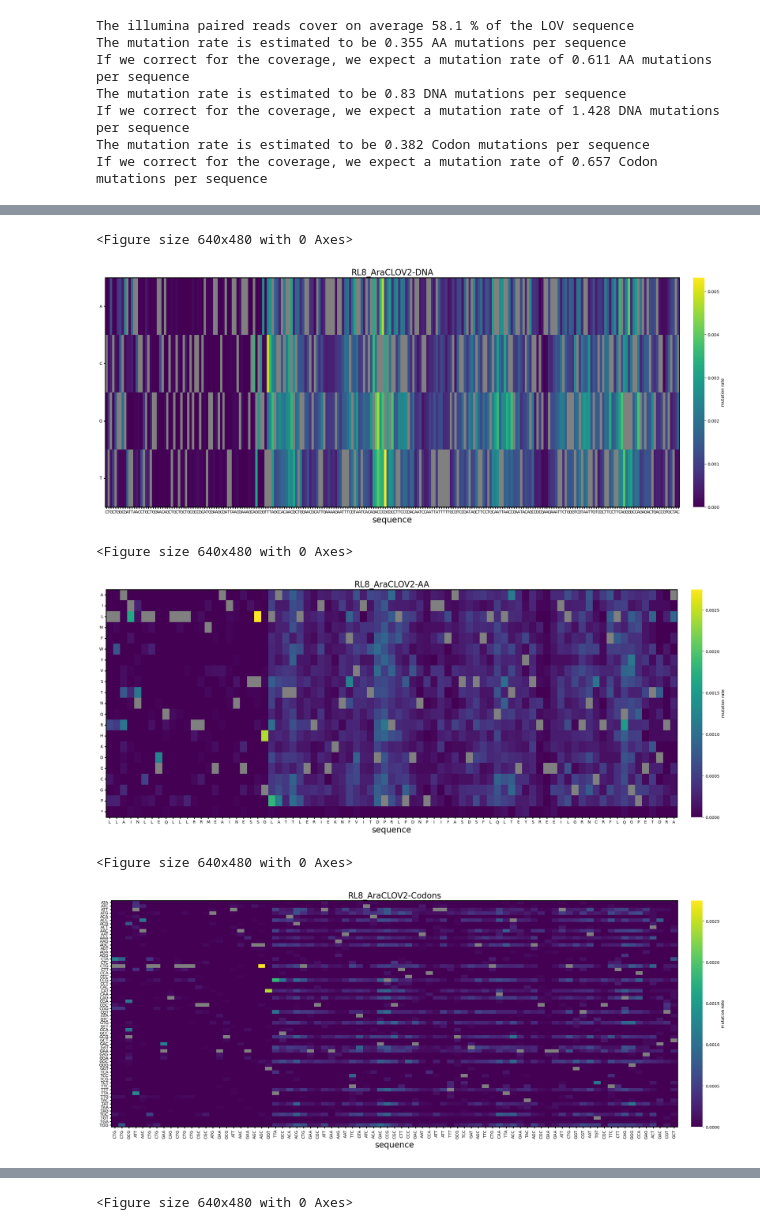
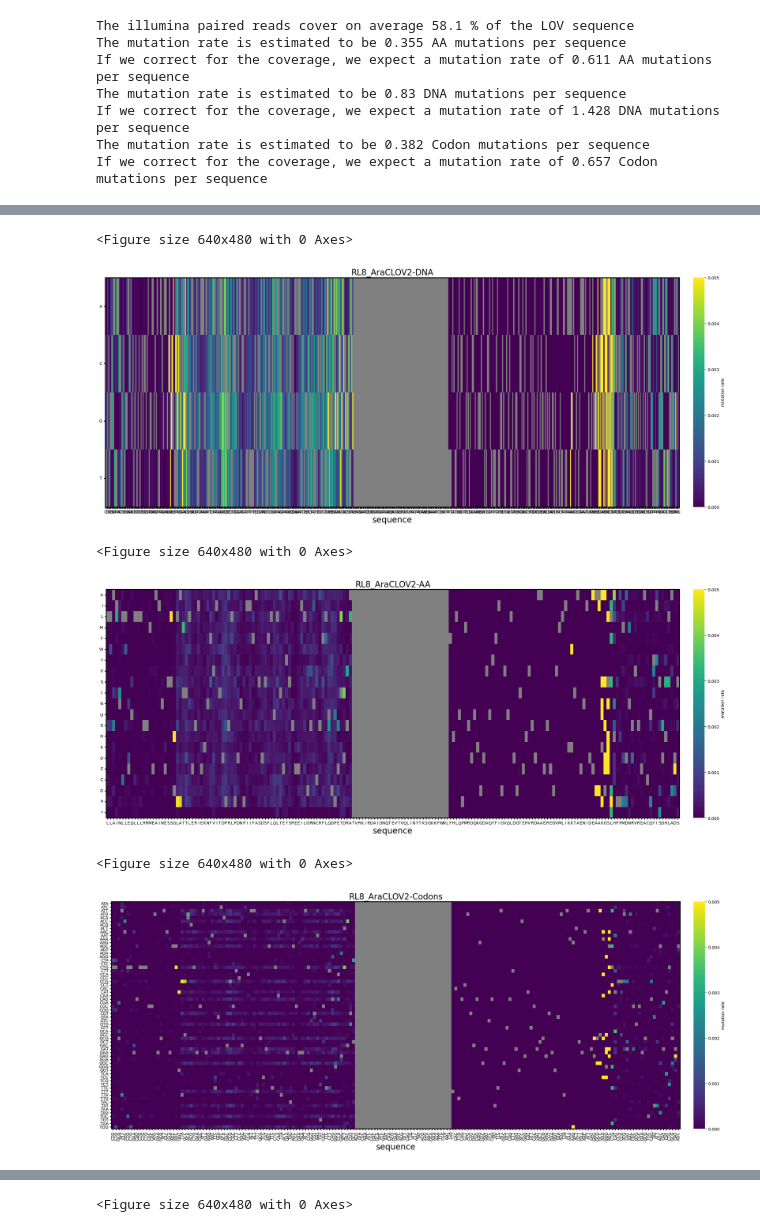
Before and after one commit to AliceHovsepyan/pogo_pance_draft, a Jupyter notebook: DMS_analysis.ipynb, the cells around one changed output, grey strips where cells are left out. Drawn from its saved outputs; the diff is of its cells as text; code cells hidden in the pictures.

```diff
--- a/DMS_analysis.ipynb
+++ b/DMS_analysis.ipynb
@@ -104,6 +124,6 @@ amplicon_DNA_seq = "CTGCTGGCGATTAACCTGCTGGAACAGCTGCTGCTGCGCCGCATGGAAGCGATTAACGAA
 amplicon_AA_seq = translate_dna2aa(amplicon_DNA_seq)
 catch_left = "AAGGA" # first of sequence added to catch left to make sure of starting before the triplet
-catch_right = "ATCAT" # last of sequence added to catch right to make sure of ending after the triplet
+catch_right = "ATGAT" # last of sequence added to catch right to make sure of ending after the triplet
 
 genetic_code = {
   'ATA': 'I', 'ATC': 'I', 'ATT': 'I', 'ATG': 'M',
@@ -662,9 +686,9 @@ from evaluation_functions import *
 base_dir = os.getcwd()
 variant = "RL8_AraCLOV2"
 name = "RL8_AraCLOV2"
-n_mut_treshold = 10
+n_mut_treshold = 20
 FigFolder = f"{base_dir}/output/{name}/R1"
-use_backward_read = False
+use_backward_read = True
 use_forward_read = True
 arbitrary_cutoff_a = False
 arbitrary_cutoff_b = False
@@ -679,11 +703,14 @@ amplicon_DNA = amplicon_DNA_seq
 seq_variants = process_reads(ref_prot=amplicon_AA, ref_gene = amplicon_DNA, variants = [variant], use_backward_read=use_backward_read, use_forward_read=use_forward_read, arbitrary_cutoff_a=arbitrary_cutoff_a, arbitrary_cutoff_b=arbitrary_cutoff_b, n_mut_treshold = n_mut_treshold, filter_for_n_mut=True, catch_left= catch_left, catch_right=catch_right, codons = codons)
 
 seq_variants["DNA"] = pd.DataFrame.from_dict(seq_variants[variant]["DNA"])
-seq_variants["DNA"] = seq_variants["DNA"].loc[:,seq_variants["DNA"].sum() > 0]
+if not use_forward_read:
+    seq_variants["DNA"] = seq_variants["DNA"].loc[:,seq_variants["DNA"].sum() > 0]
 seq_variants["AA"] = pd.DataFrame.from_dict(seq_variants[variant]["AA"])
-seq_variants["AA"] = seq_variants["AA"].loc[:,seq_variants["AA"].sum() > 0]
+if not use_forward_read:
+    seq_variants["AA"] = seq_variants["AA"].loc[:,seq_variants["AA"].sum() > 0]
 seq_variants["Codons"] = pd.DataFrame.from_dict(seq_variants[variant]["Codons"])
-seq_variants["Codons"] = seq_variants["Codons"].loc[:,seq_variants["Codons"].sum() > 0]
+if not use_forward_read:
+    seq_variants["Codons"] = seq_variants["Codons"].loc[:,seq_variants["Codons"].sum() > 0]
 # %% [output]
 total reads 106362
 total forward reads before filtering 98927
@@ -775,21 +814,24 @@ If we correct for the coverage, we expect a mutation rate of 0.657 Codon mutatio
 # %%
 ## plot mutation enrichment on DNA, AA and Codon level
-
+FigFolder = None
 DNA_relative = seq_variants['DNA']/seq_variants['DNA'].sum()
-DNA_relative.dropna(axis = 1, inplace=True)
-plot_mutation_enrichment(DNA_relative, name =  f'{name}-DNA', backward= not use_forward_read, data_type = "DNA", ref_seq=amplicon_DNA, fig_folder=FigFolder)
+if not use_forward_read:
+    DNA_relative.dropna(axis = 1, inplace=True)
+plot_mutation_enrichment(DNA_relative, name =  f'{name}-DNA', backward= not use_forward_read, data_type = "DNA", ref_seq=amplicon_DNA, fig_folder=FigFolder, vmax = 0.005)
 
 AA_relative = seq_variants['AA']/seq_variants['AA'].sum()
-AA_relative.dropna(axis = 1, inplace=True)
-plot_mutation_enrichment(AA_relative, f'{name}-AA',ref_seq=amplicon_AA,data_type = "AA", backward = not use_forward_read, fig_folder=FigFolder)
+if not use_forward_read:
+    AA_relative.dropna(axis = 1, inplace=True)
+plot_mutation_enrichment(AA_relative, f'{name}-AA',ref_seq=amplicon_AA,data_type = "AA", backward = not use_forward_read, fig_folder=FigFolder, vmax = 0.005)
 
 Codons_relative = seq_variants['Codons']/seq_variants['Codons'].sum()
-Codons_relative.dropna(axis = 1, inplace=True)
-plot_mutation_enrichment(Codons_relative, f'{name}-Codons',ref_seq=amplicon_DNA,data_type = "Codons", backward = not use_forward_read, fig_folder=FigFolder)
+if not use_forward_read:
+    Codons_relative.dropna(axis = 1, inplace=True)
+plot_mutation_enrichment(Codons_relative, f'{name}-Codons',ref_seq=amplicon_DNA,data_type = "Codons", backward = not use_forward_read, fig_folder=FigFolder, vmax = 0.005)
 # %% [output]
 <Figure size 640x480 with 0 Axes>
-[figure, old version]
+[figure, new version]
 <Figure size 640x480 with 0 Axes>
-[figure, old version]
+[figure, new version]
 <Figure size 640x480 with 0 Axes>
-[figure, old version]
+[figure, new version]
```
Also changed, not shown: parts of 13 cells of this notebook, 2 other files.
